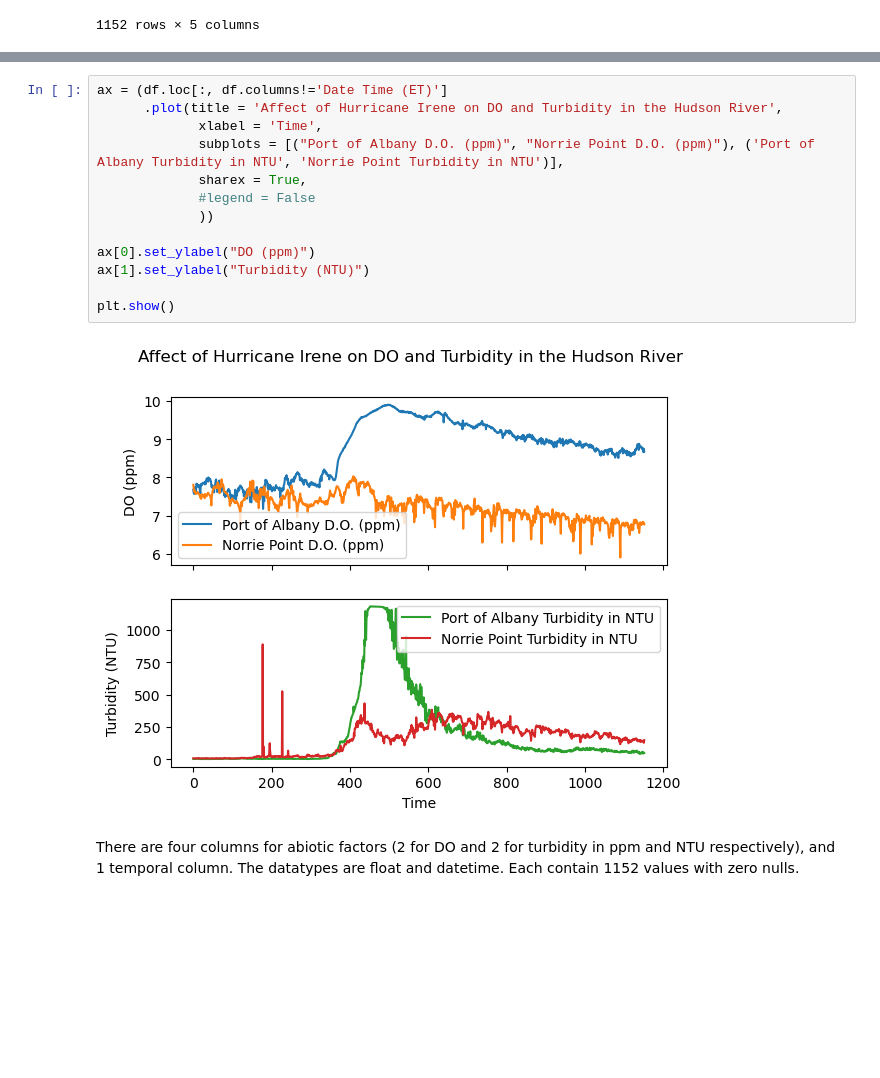
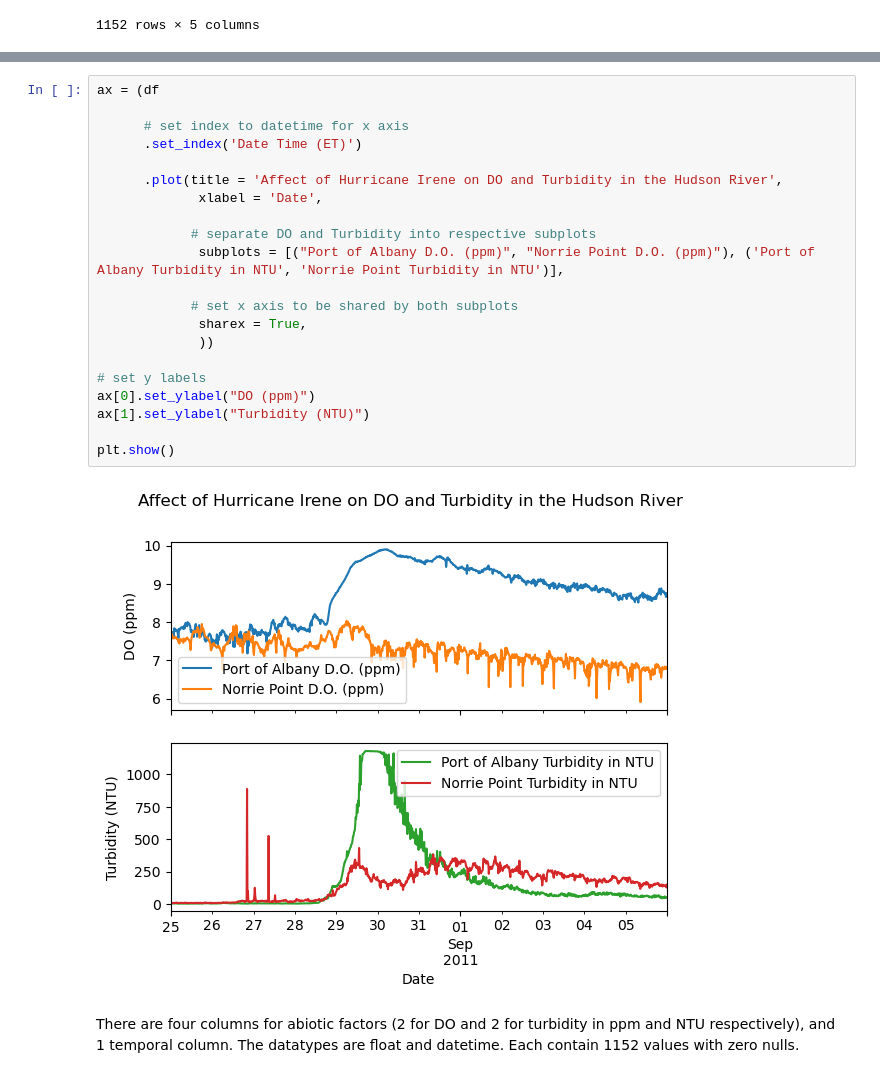
Before and after one commit to silkieMoth/EDS232-labs, a Jupyter notebook: Week1/Lab1-hurricane.ipynb, the cells around one changed output, grey strips where cells are left out. Saved outputs shown, nothing was run; the diff lists cells and outputs as text; blank space fills up the shorter version.

```diff
--- a/Week1/Lab1-hurricane.ipynb
+++ b/Week1/Lab1-hurricane.ipynb
@@ -131,18 +122,26 @@ df.loc[:, df.columns!='Date Time (ET)']
-# %%
-ax = (df.loc[:, df.columns!='Date Time (ET)']
-      .plot(title = 'Affect of Hurricane Irene on DO and Turbidity in the Hudson River',
-             xlabel = 'Time',
-             subplots = [("Port of Albany D.O. (ppm)", "Norrie Point D.O. (ppm)"), ('Port of Albany Turbidity in NTU', 'Norrie Point Turbidity in NTU')],
-             sharex = True,
-             #legend = False
-             ))
-
-ax[0].set_ylabel("DO (ppm)")
-ax[1].set_ylabel("Turbidity (NTU)")
-
-plt.show()
-# %% [output]
-[figure, removed]
+# %%
+ax = (df
+
+      # set index to datetime for x axis
+      .set_index('Date Time (ET)')
+
+      .plot(title = 'Affect of Hurricane Irene on DO and Turbidity in the Hudson River',
+             xlabel = 'Date',
+
+            # separate DO and Turbidity into respective subplots
+             subplots = [("Port of Albany D.O. (ppm)", "Norrie Point D.O. (ppm)"), ('Port of Albany Turbidity in NTU', 'Norrie Point Turbidity in NTU')],
+
+            # set x axis to be shared by both subplots
+             sharex = True,
+             ))
+
+# set y labels
+ax[0].set_ylabel("DO (ppm)")
+ax[1].set_ylabel("Turbidity (NTU)")
+
+plt.show()
+# %% [output]
+[figure, added]
 # %% [markdown]
 There are four columns for abiotic factors (2 for DO and 2 for turbidity in ppm and NTU respectively), and 1 temporal column. The datatypes are float and datetime. Each contain 1152 values with zero nulls.
 # %% [markdown]
```
Also changed, not shown: parts of 9 cells of this notebook.
